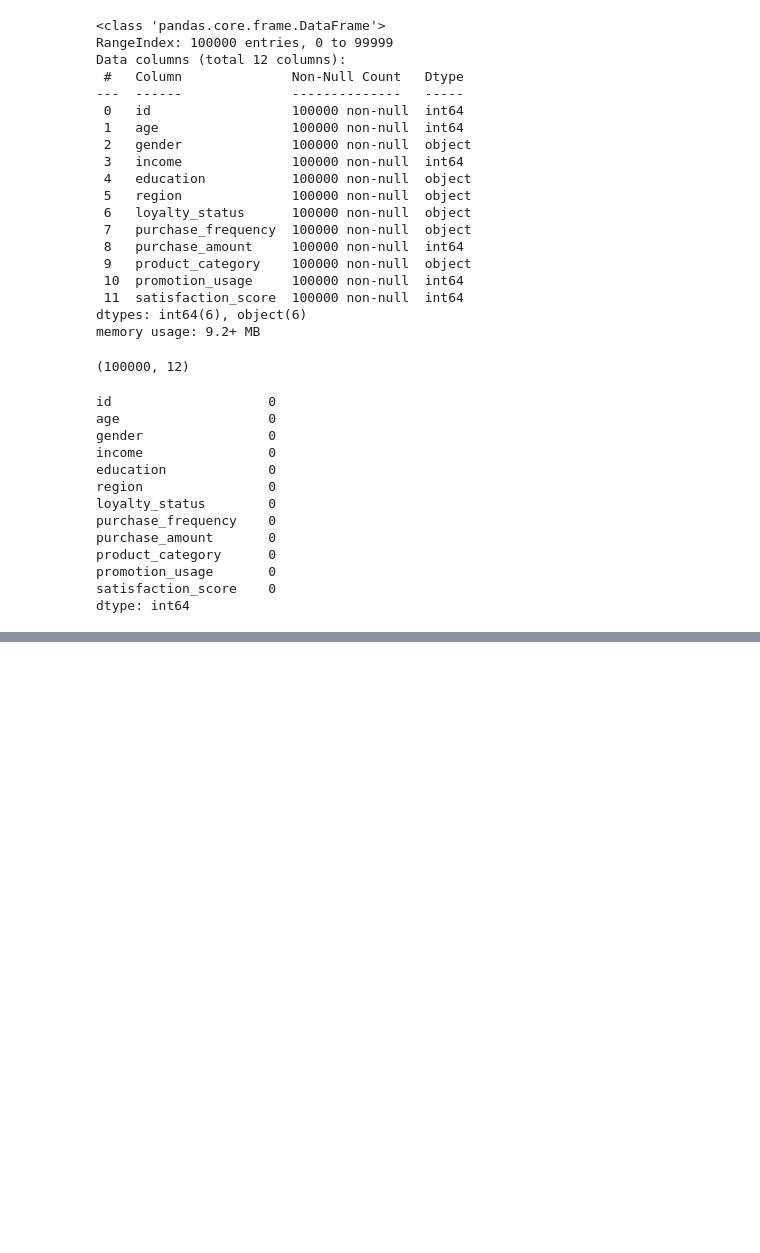
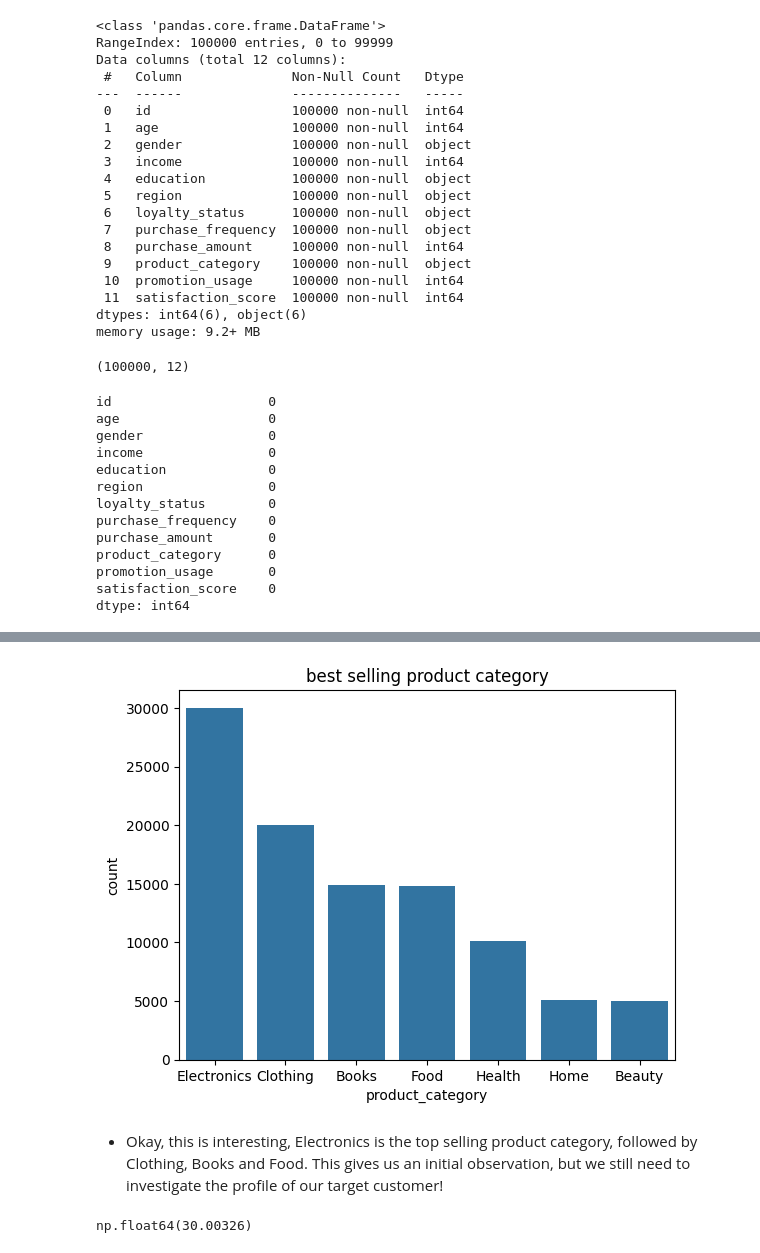
Before and after one commit to dv-tiagosilva/Customer_dataset_analysis, a Jupyter notebook: analysis_customer_dataset.ipynb, the cells around one changed output, grey strips where cells are left out. Cells and saved outputs as stored; diff of their text form; code cells hidden in the pictures; blank space fills up the shorter version.

```diff
--- a/analysis_customer_dataset.ipynb
+++ b/analysis_customer_dataset.ipynb
@@ -17,5 +17,5 @@ import seaborn as sns
 import matplotlib.pyplot as plt
 # %%
 # reading the .csv file
-data = pd.read_csv('customer_data.csv')
+data_customer = pd.read_csv('customer_data.csv')
 # %%
@@ -77,0 +92,5 @@ dtype: int64
+# %%
+# I will start by listing the characteristics of the users and the main categories of products requested
+data_customer['product_category'].value_counts()
+product_category_counting = data_customer['product_category'].value_counts().reset_index()
+product_category_counting.columns = ['product_category', 'counting']
@@ -77,0 +108,20 @@ dtype: int64
+# %%
+# Creating a barplot
+sns.barplot(x=product_category_counting['product_category'], y=product_category_counting['counting'])
+
+# Adding labels and titles
+plt.xlabel('product_category')
+plt.ylabel('count')
+plt.title('best selling product category')
+
+# Showing the plot
+plt.show()
+# %% [output]
+[figure, added]
+# %% [markdown]
+- Okay, this is interesting, Electronics is the top selling product category, followed by Clothing, Books and Food. This gives us an initial observation, but we still need to investigate the profile of our target customer!
+# %%
+# starting with our customer average age
+data_customer['age'].mean()
+# %% [output]
+np.float64(30.00326)
```
Also changed, not shown: parts of 10 cells of this notebook.
